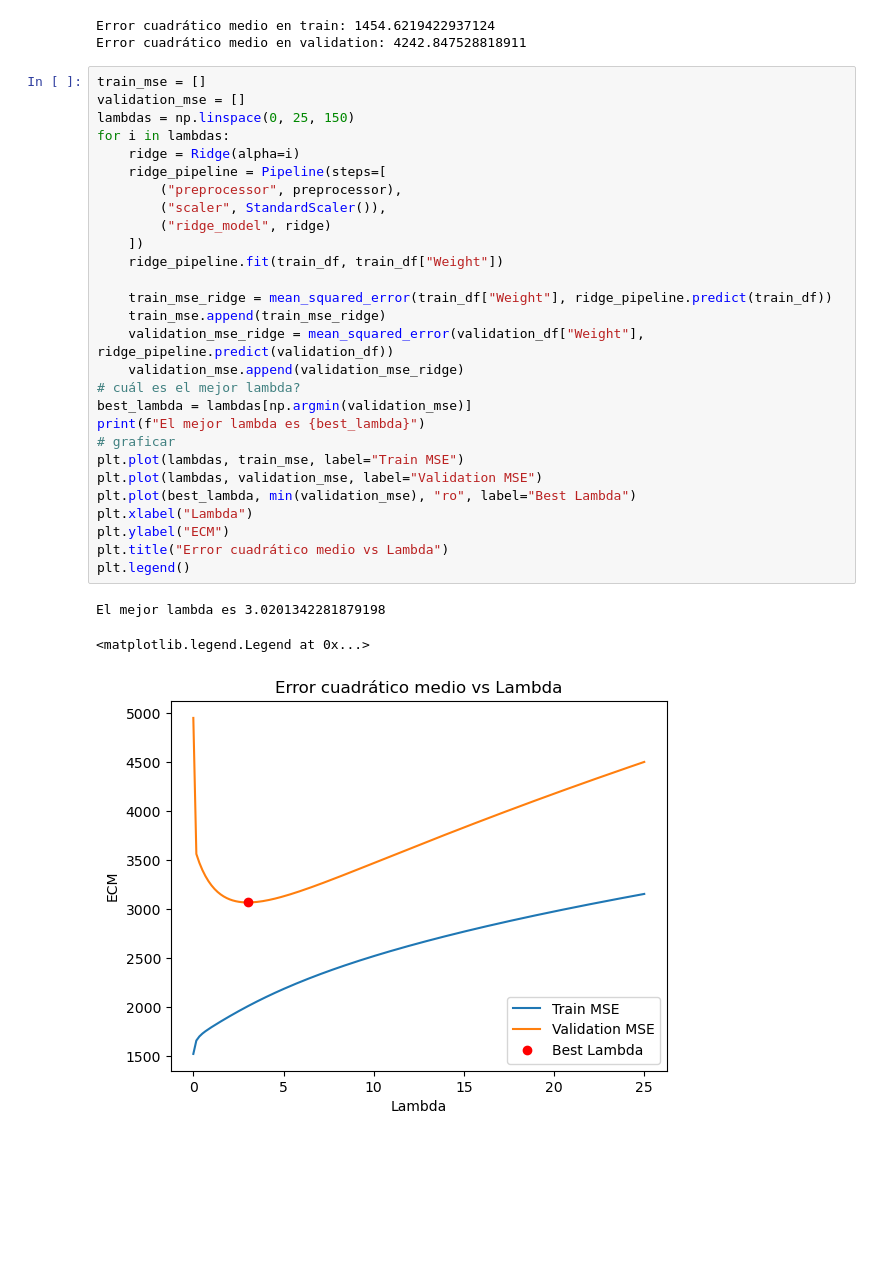
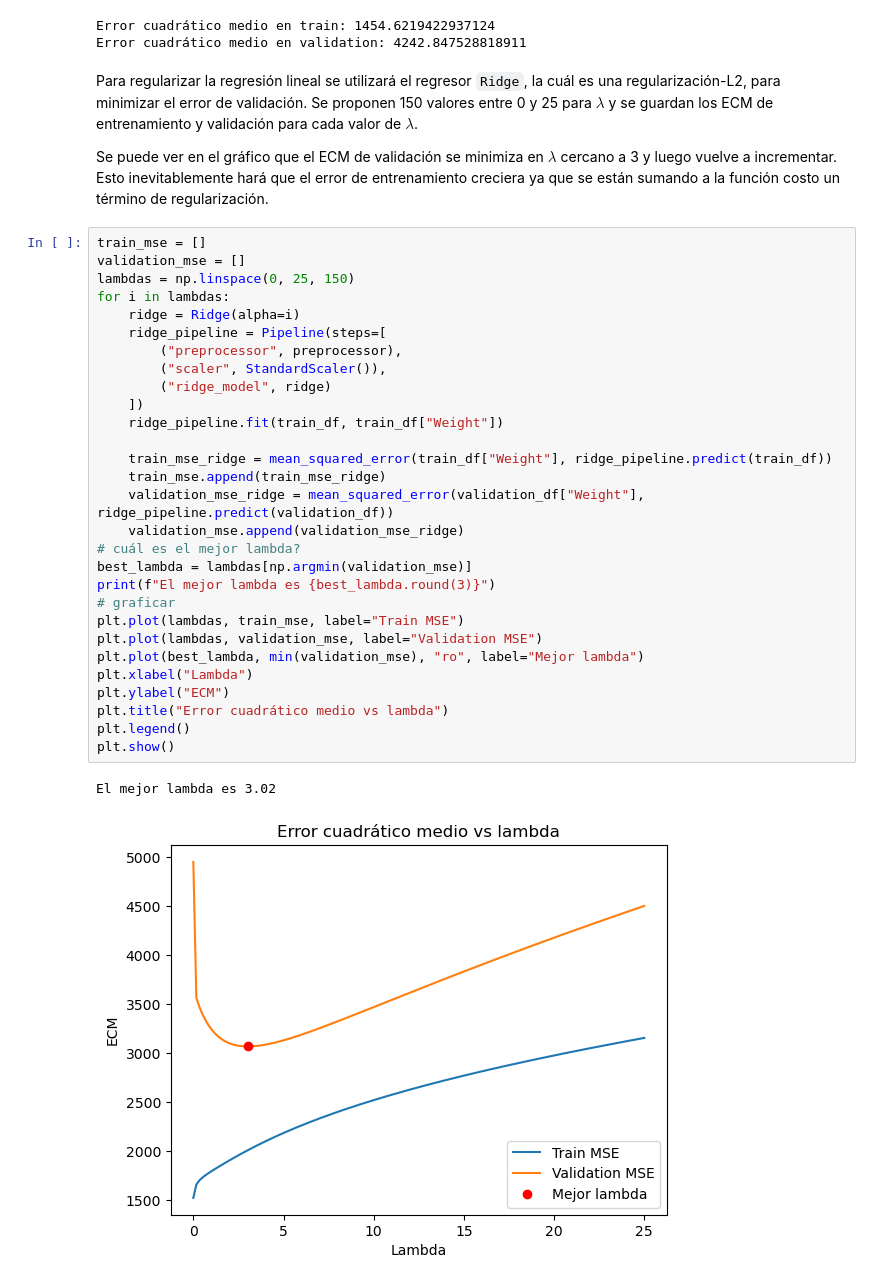
Before and after one commit to jstejman/Taller-Senales, a Jupyter notebook: tp2.ipynb, the cells around one changed output. Cells and saved outputs as stored; diff of their text form; blank space fills up the shorter version.

```diff
--- a/tp2.ipynb
+++ b/tp2.ipynb
@@ -112,35 +131,39 @@ print(f"Error cuadrático medio en validation: {validation_mse}")
 # %% [output]
 Error cuadrático medio en train: 1454.6219422937124
 Error cuadrático medio en validation: 4242.847528818911
+# %% [markdown]
+Para regularizar la regresión lineal se utilizará el regresor `Ridge`, la cuál es una regularización-L2, para minimizar el error de validación. Se proponen 150 valores entre 0 y 25 para $\lambda$ y se guardan los ECM de entrenamiento y validación para cada valor de $\lambda$.
+
+Se puede ver en el gráfico que el ECM de validación se minimiza en $\lambda$ cercano a 3 y luego vuelve a incrementar. Esto inevitablemente hará que el error de entrenamiento creciera ya que se están sumando a la función costo un término de regularización.
 # %%
 train_mse = []
 validation_mse = []
 lambdas = np.linspace(0, 25, 150)
 for i in lambdas:
     ridge = Ridge(alpha=i)
     ridge_pipeline = Pipeline(steps=[
         ("preprocessor", preprocessor),
         ("scaler", StandardScaler()),
         ("ridge_model", ridge)
     ])
     ridge_pipeline.fit(train_df, train_df["Weight"])
 
     train_mse_ridge = mean_squared_error(train_df["Weight"], ridge_pipeline.predict(train_df))
     train_mse.append(train_mse_ridge)
     validation_mse_ridge = mean_squared_error(validation_df["Weight"], ridge_pipeline.predict(validation_df))
     validation_mse.append(validation_mse_ridge)
 # cuál es el mejor lambda?
 best_lambda = lambdas[np.argmin(validation_mse)]
-print(f"El mejor lambda es {best_lambda}")
+print(f"El mejor lambda es {best_lambda.round(3)}")
 # graficar
 plt.plot(lambdas, train_mse, label="Train MSE")
 plt.plot(lambdas, validation_mse, label="Validation MSE")
-plt.plot(best_lambda, min(validation_mse), "ro", label="Best Lambda")
+plt.plot(best_lambda, min(validation_mse), "ro", label="Mejor lambda")
 plt.xlabel("Lambda")
 plt.ylabel("ECM")
-plt.title("Error cuadrático medio vs Lambda")
+plt.title("Error cuadrático medio vs lambda")
 plt.legend()
+plt.show()
 # %% [output]
-El mejor lambda es 3.0201342281879198
+El mejor lambda es 3.02
-<matplotlib.legend.Legend at 0x...>
-[figure, old version]
+[figure, new version]
```
Also changed, not shown: parts of 12 cells of this notebook.
